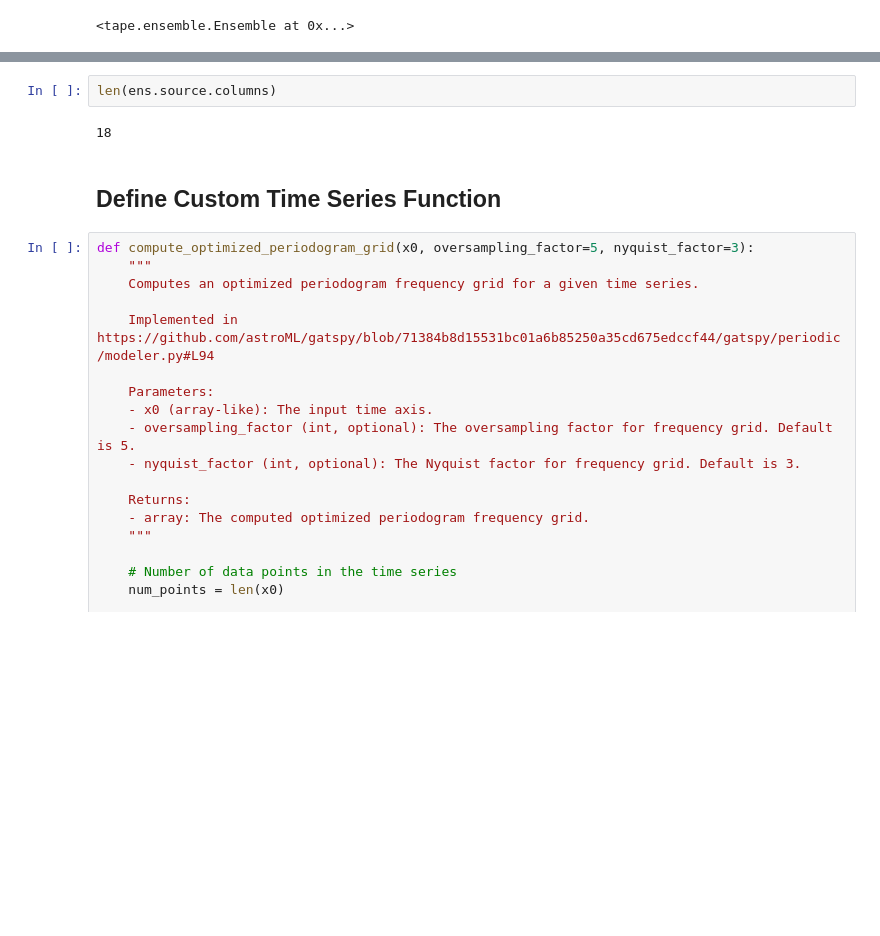
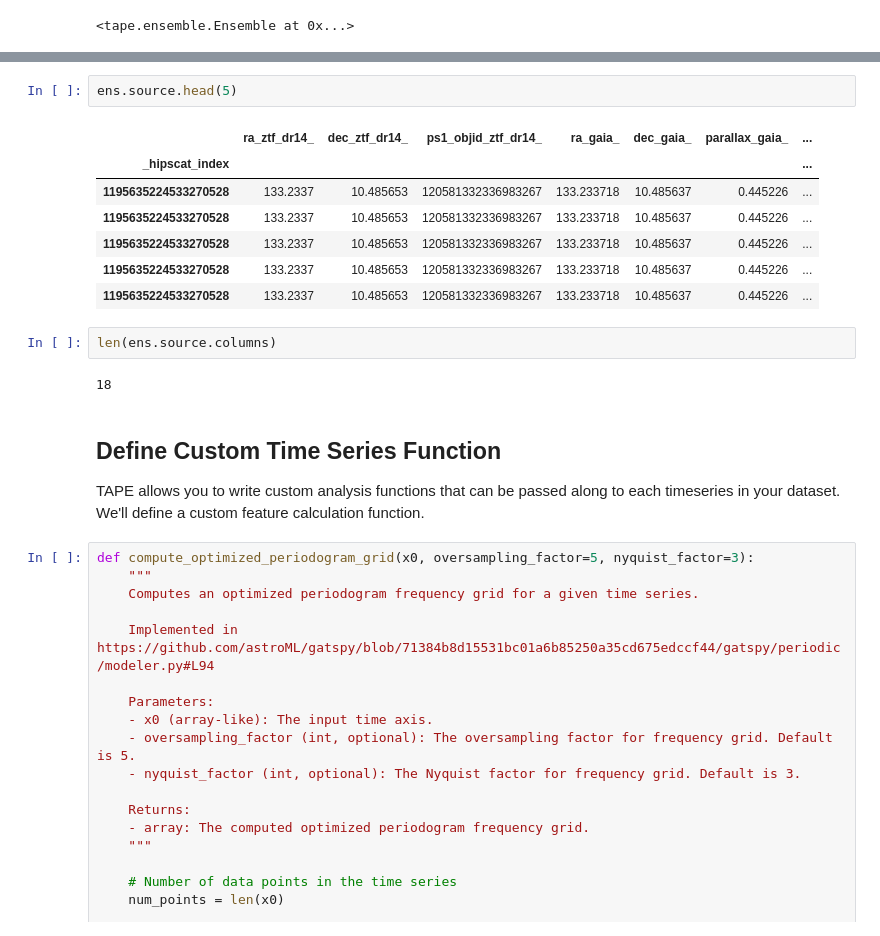
Before and after one commit to lincc-frameworks/MWGaia-DN_Introductory_School, a Jupyter notebook: Notebook_2_Basic_Time_Domain.ipynb, the cells around one changed output, grey strips where cells are left out. Saved outputs shown, nothing was run; the diff lists cells and outputs as text; blank space fills up the shorter version.

```diff
--- a/Notebook_2_Basic_Time_Domain.ipynb
+++ b/Notebook_2_Basic_Time_Domain.ipynb
@@ -206,9 +232,21 @@ ens.from_lsdb(
+# %%
+ens.source.head(5)
+# %% [output]
+|  | ra_ztf_dr14_ | dec_ztf_dr14_ | ps1_objid_ztf_dr14_ | ra_gaia_ | dec_gaia_ | parallax_gaia_ | ... |
+| _hipscat_index |  |  |  |  |  |  | ... |
+| 1195635224533270528 | 133.2337 | 10.485653 | 120581332336983267 | 133.233718 | 10.485637 | 0.445226 | ... |
+| 1195635224533270528 | 133.2337 | 10.485653 | 120581332336983267 | 133.233718 | 10.485637 | 0.445226 | ... |
+| 1195635224533270528 | 133.2337 | 10.485653 | 120581332336983267 | 133.233718 | 10.485637 | 0.445226 | ... |
+| 1195635224533270528 | 133.2337 | 10.485653 | 120581332336983267 | 133.233718 | 10.485637 | 0.445226 | ... |
+| 1195635224533270528 | 133.2337 | 10.485653 | 120581332336983267 | 133.233718 | 10.485637 | 0.445226 | ... |
 # %%
 len(ens.source.columns)
 # %% [output]
 18
 # %% [markdown]
 ## Define Custom Time Series Function
+
+TAPE allows you to write custom analysis functions that can be passed along to each timeseries in your dataset. We'll define a custom feature calculation function.
 # %%
 def compute_optimized_periodogram_grid(x0, oversampling_factor=5, nyquist_factor=3):
     """
```
Also changed, not shown: parts of 11 cells of this notebook.
